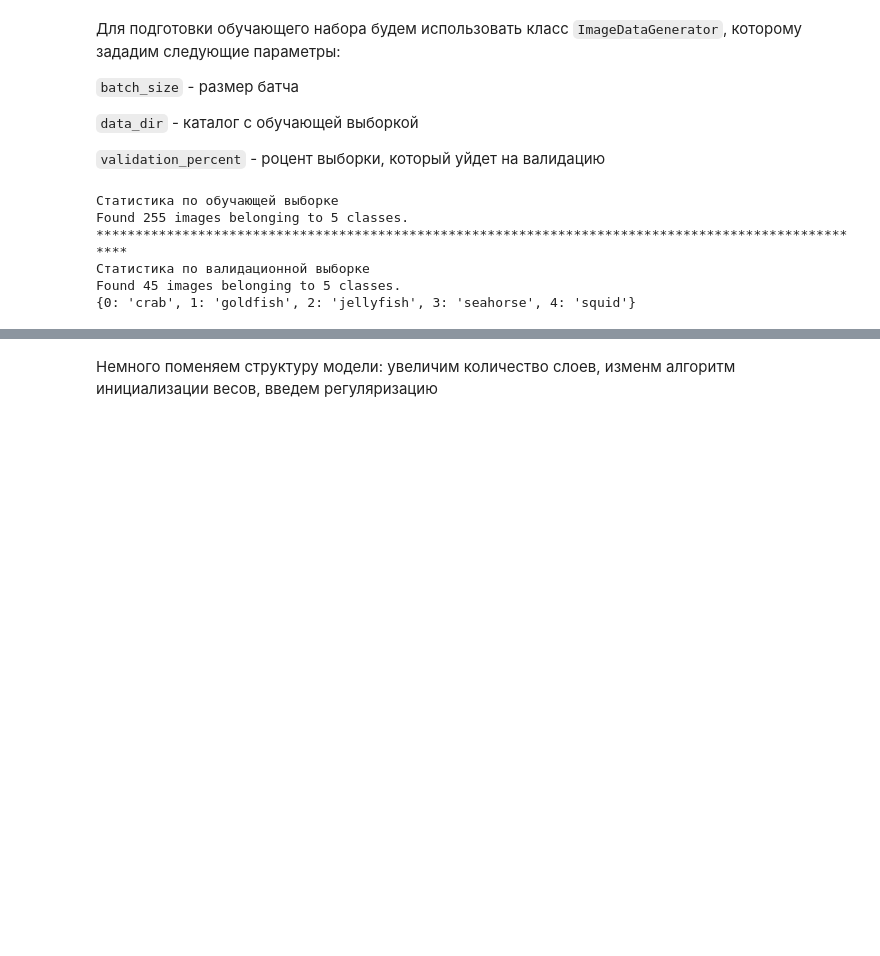
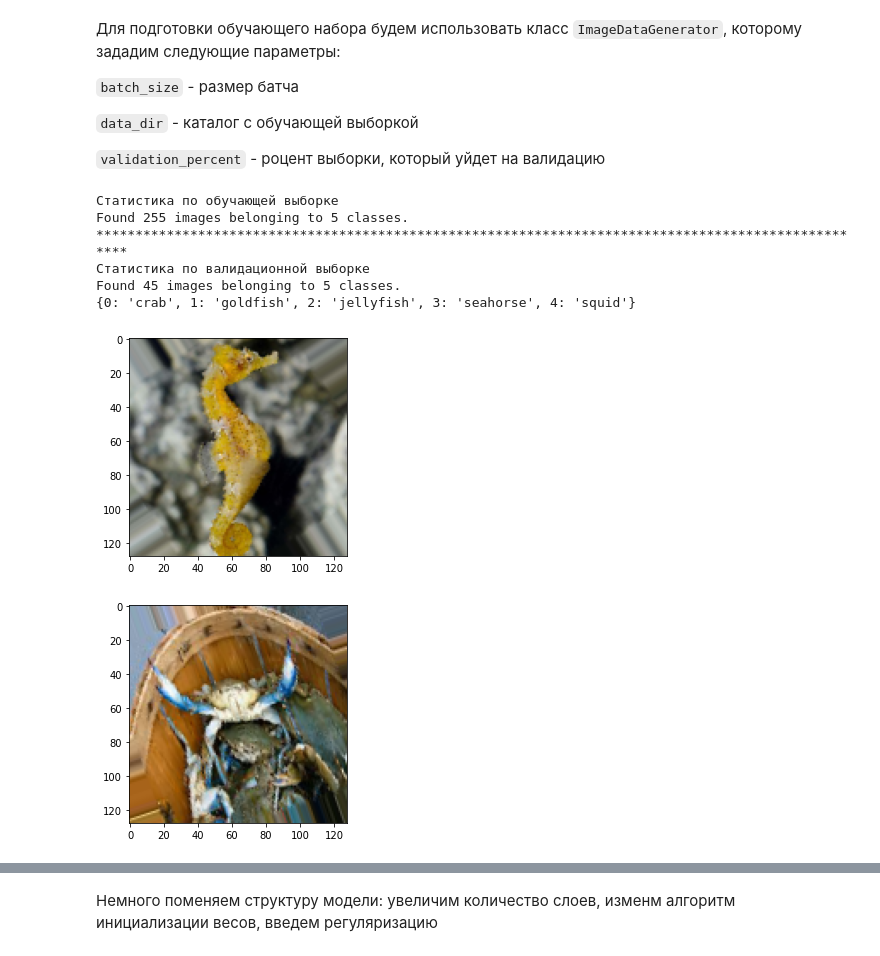
Before and after one commit to enikolaev/ML_and_NN, a Jupyter notebook: Practical_Work_Convolutional_Neural_Network.ipynb, the cells around one changed output, grey strips where cells are left out. Cells and saved outputs as stored; diff of their text form; code cells hidden in the pictures; blank space fills up the shorter version.

```diff
--- a/Practical_Work_Convolutional_Neural_Network.ipynb
+++ b/Practical_Work_Convolutional_Neural_Network.ipynb
@@ -132,3 +133,16 @@ Found 255 images belonging to 5 classes.
 Статистика по валидационной выборке
 Found 45 images belonging to 5 classes.
 {0: 'crab', 1: 'goldfish', 2: 'jellyfish', 3: 'seahorse', 4: 'squid'}
+# %%
+for _ in range(1):
+    el = train_generator.next()
+    batch=el[0]
+    img = batch[0]
+    plt.imshow(img)
+    plt.show()
+    img = batch[1]
+    plt.imshow(img)
+    plt.show()
+# %% [output]
+[figure, added]
+[figure, added]
```
Also changed, not shown: parts of 14 cells of this notebook.
